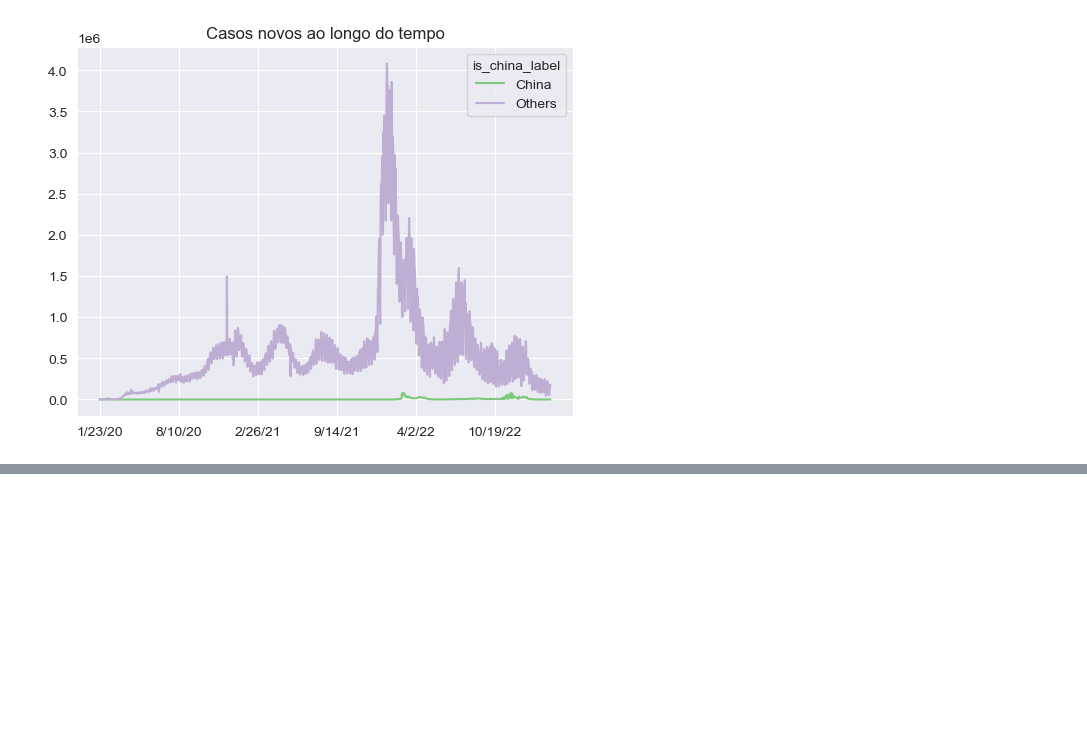
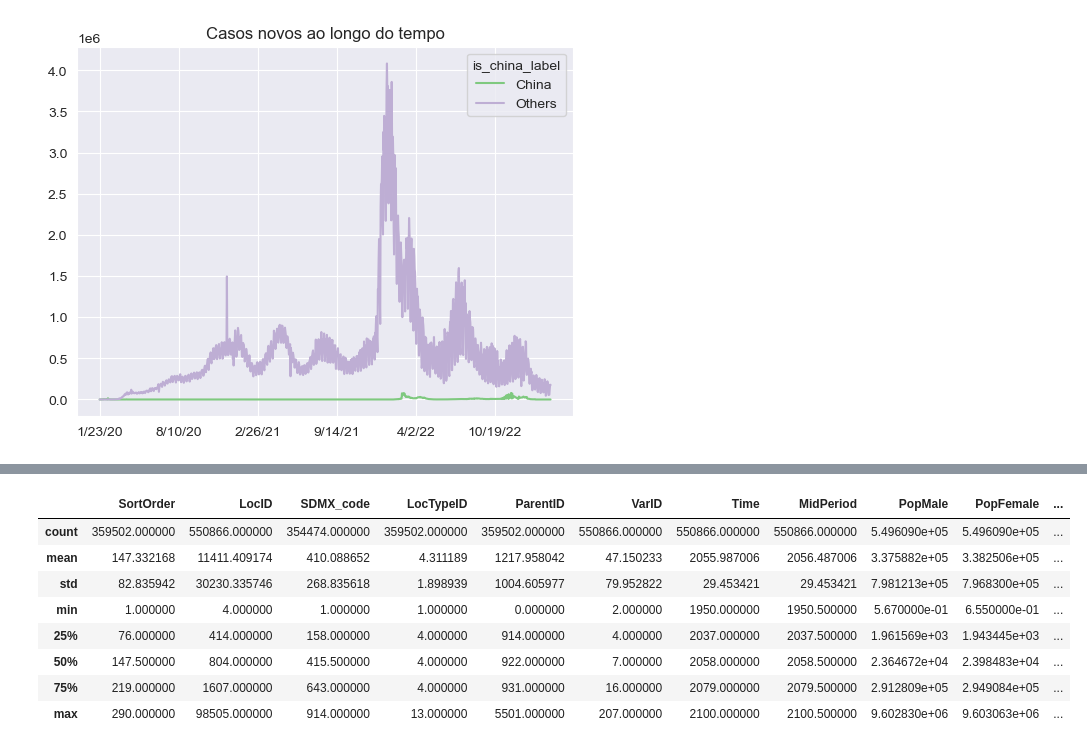
Before and after one commit to ledsouza/Covid19, a Jupyter notebook: eda_covid19.ipynb, the cells around one changed output, grey strips where cells are left out. Saved outputs shown, nothing was run; the diff lists cells and outputs as text; code cells hidden in the pictures; blank space fills up the shorter version.

```diff
--- a/eda_covid19.ipynb
+++ b/eda_covid19.ipynb
@@ -340,0 +350,6 @@ plt.show()
+# %%
+# fonte: https://population.un.org/wpp/Download/Standard/CSV/
+# acessado em 04/10/2023
+population = pd.read_csv('WPP2022_TotalPopulationBySex.csv')
+population['PopTotal'] = population['PopTotal'] * 1000
+population.head()
@@ -340,0 +363,12 @@ plt.show()
+# %%
+population.describe()
+# %% [output]
+|  | SortOrder | LocID | SDMX_code | LocTypeID | ParentID | VarID | Time | MidPeriod | PopMale | PopFemale | ... |
+| count | 359502.000000 | 550866.000000 | 354474.000000 | 359502.000000 | 359502.000000 | 550866.000000 | 550866.000000 | 550866.000000 | 5.496090e+05 | 5.496090e+05 | ... |
+| mean | 147.332168 | 11411.409174 | 410.088652 | 4.311189 | 1217.958042 | 47.150233 | 2055.987006 | 2056.487006 | 3.375882e+05 | 3.382506e+05 | ... |
+| std | 82.835942 | 30230.335746 | 268.835618 | 1.898939 | 1004.605977 | 79.952822 | 29.453421 | 29.453421 | 7.981213e+05 | 7.968300e+05 | ... |
+| min | 1.000000 | 4.000000 | 1.000000 | 1.000000 | 0.000000 | 2.000000 | 1950.000000 | 1950.500000 | 5.670000e-01 | 6.550000e-01 | ... |
+| 25% | 76.000000 | 414.000000 | 158.000000 | 4.000000 | 914.000000 | 4.000000 | 2037.000000 | 2037.500000 | 1.961569e+03 | 1.943445e+03 | ... |
+| 50% | 147.500000 | 804.000000 | 415.500000 | 4.000000 | 922.000000 | 7.000000 | 2058.000000 | 2058.500000 | 2.364672e+04 | 2.398483e+04 | ... |
+| 75% | 219.000000 | 1607.000000 | 643.000000 | 4.000000 | 931.000000 | 16.000000 | 2079.000000 | 2079.500000 | 2.912809e+05 | 2.949084e+05 | ... |
+| max | 290.000000 | 98505.000000 | 914.000000 | 13.000000 | 5501.000000 | 207.000000 | 2100.000000 | 2100.500000 | 9.602830e+06 | 9.603063e+06 | ... |
```
Also changed, not shown: parts of 8 cells of this notebook, 1 other file.
